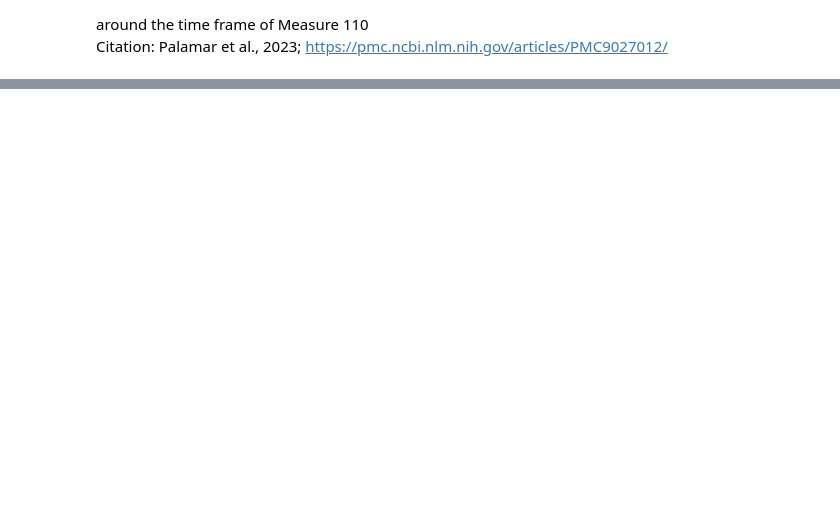
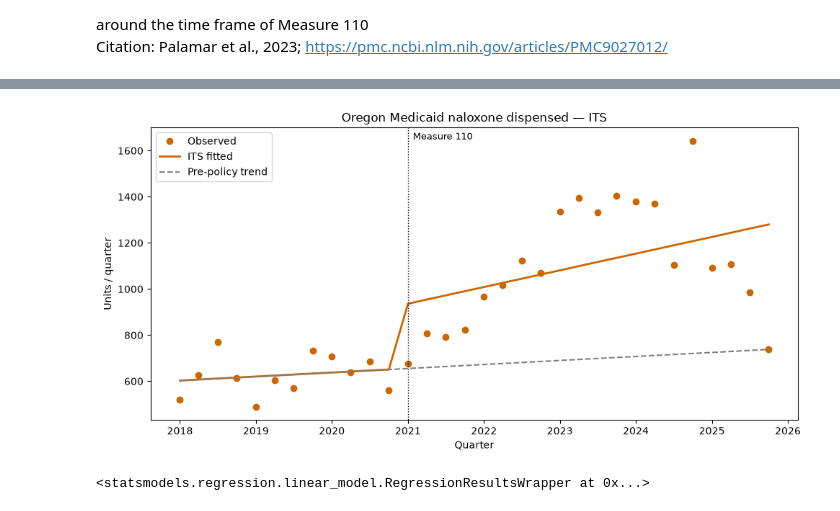
Before and after one commit to zhounapeuw/OR_measure_110, a Jupyter notebook: interrupted_time_series_measure110.ipynb, the cells around one changed output, grey strips where cells are left out. Drawn from its saved outputs; the diff is of its cells as text; code cells hidden in the pictures; blank space fills up the shorter version.

```diff
--- a/interrupted_time_series_measure110.ipynb
+++ b/interrupted_time_series_measure110.ipynb
@@ -115,0 +146,11 @@ Citation: Palamar et al., 2023; https://pmc.ncbi.nlm.nih.gov/articles/PMC9027012
+# %%
+nal = add_its(pd.read_sql("""
+    SELECT quarter_start, total_units AS units
+    FROM mart_rx_by_class WHERE drug_class = 'naloxone'
+    ORDER BY quarter_start
+""", eng))
+
+plot_its(nal, "units", "Oregon Medicaid naloxone dispensed — ITS", "Units / quarter", color="#c60")
+# %% [output]
+[figure, added]
+<statsmodels.regression.linear_model.RegressionResultsWrapper at 0x...>
```
Also changed, not shown: parts of 8 cells of this notebook, 2 other files.
